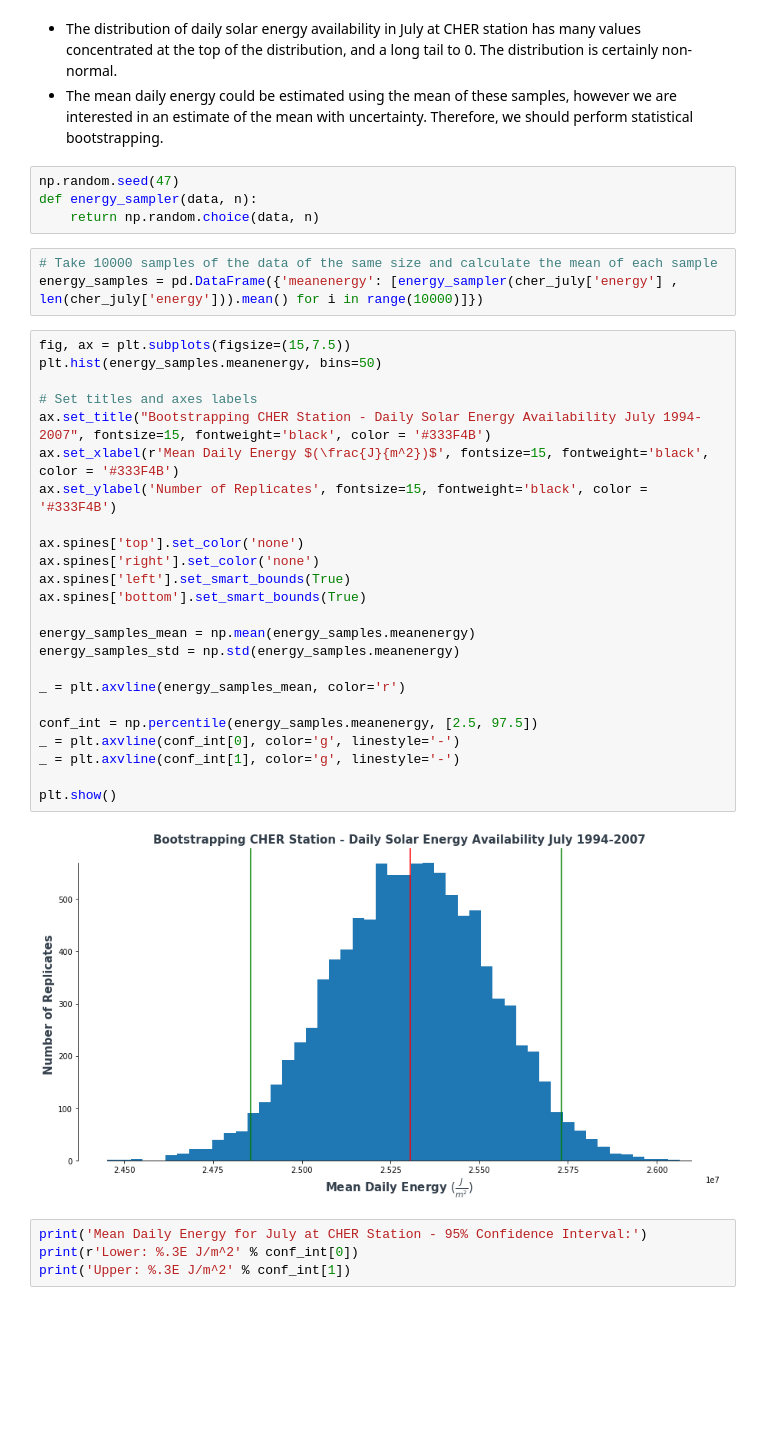
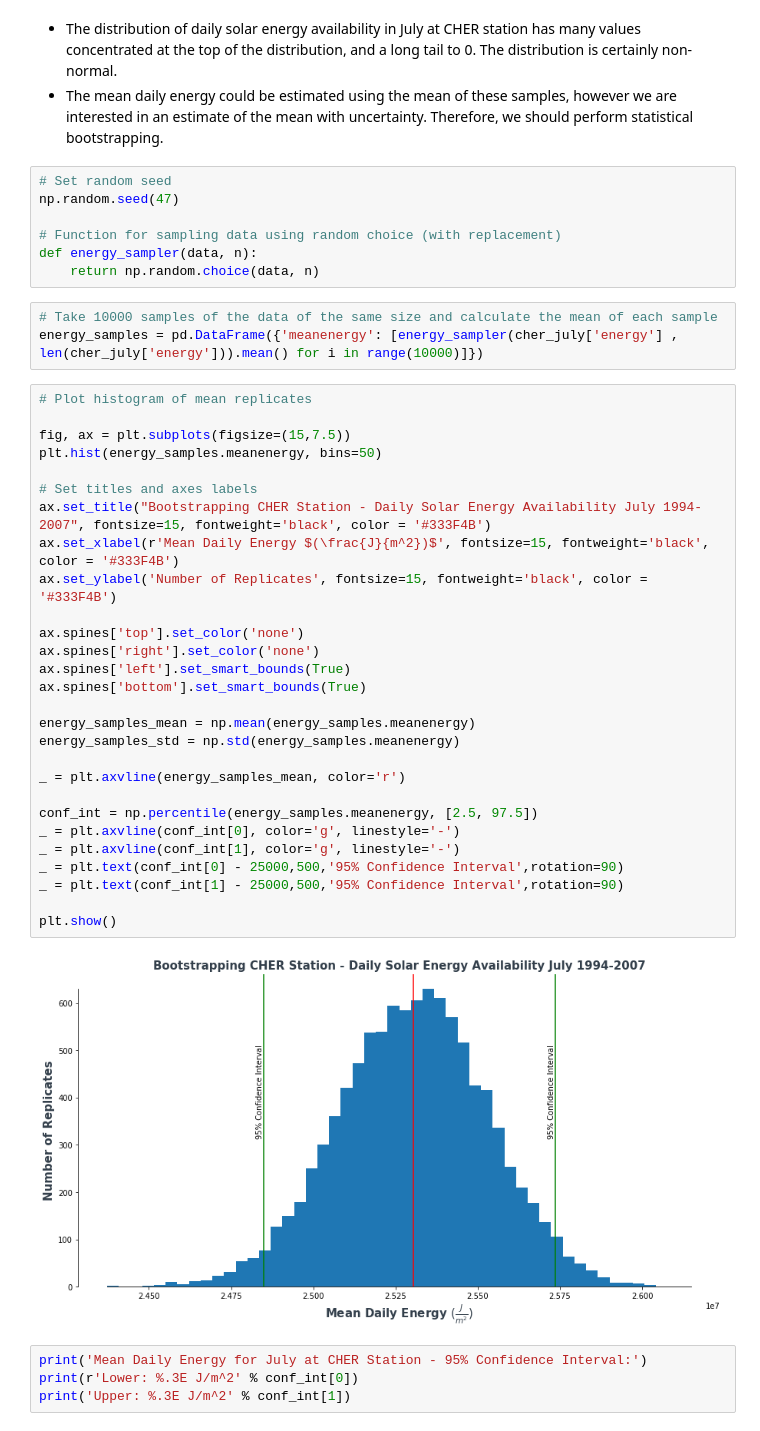
Before and after one commit to connormca12/Springboard-Projects, a Jupyter notebook: Capstone-1/statistical_data_analysis.ipynb, the cells around one changed output. Cells and saved outputs as stored; diff of their text form; blank space fills up the shorter version.

Commit message:
Update to statistical data analys notebook and first commit for statistical data analysis PDF

```diff
--- a/Capstone-1/statistical_data_analysis.ipynb
+++ b/Capstone-1/statistical_data_analysis.ipynb
@@ -176,38 +178,45 @@ plt.show()
 - The distribution of daily solar energy availability in July at CHER station has many values concentrated at the top of the distribution, and a long tail to 0. The distribution is certainly non-normal.
 - The mean daily energy could be estimated using the mean of these samples, however we are interested in an estimate of the mean with uncertainty. Therefore, we should perform statistical bootstrapping.
 # %%
+# Set random seed
 np.random.seed(47)
+
+# Function for sampling data using random choice (with replacement)
 def energy_sampler(data, n):
     return np.random.choice(data, n)
 # %%
 # Take 10000 samples of the data of the same size and calculate the mean of each sample
 energy_samples = pd.DataFrame({'meanenergy': [energy_sampler(cher_july['energy'] , len(cher_july['energy'])).mean() for i in range(10000)]})
 # %%
+# Plot histogram of mean replicates
+
 fig, ax = plt.subplots(figsize=(15,7.5))
 plt.hist(energy_samples.meanenergy, bins=50)
 
 # Set titles and axes labels
 ax.set_title("Bootstrapping CHER Station - Daily Solar Energy Availability July 1994-2007", fontsize=15, fontweight='black', color = '#333F4B')
 ax.set_xlabel(r'Mean Daily Energy $(\frac{J}{m^2})$', fontsize=15, fontweight='black', color = '#333F4B')
 ax.set_ylabel('Number of Replicates', fontsize=15, fontweight='black', color = '#333F4B')
 
 ax.spines['top'].set_color('none')
 ax.spines['right'].set_color('none')
 ax.spines['left'].set_smart_bounds(True)
 ax.spines['bottom'].set_smart_bounds(True)
 
 energy_samples_mean = np.mean(energy_samples.meanenergy)
 energy_samples_std = np.std(energy_samples.meanenergy)
 
 _ = plt.axvline(energy_samples_mean, color='r')
 
 conf_int = np.percentile(energy_samples.meanenergy, [2.5, 97.5])
 _ = plt.axvline(conf_int[0], color='g', linestyle='-')
 _ = plt.axvline(conf_int[1], color='g', linestyle='-')
+_ = plt.text(conf_int[0] - 25000,500,'95% Confidence Interval',rotation=90)
+_ = plt.text(conf_int[1] - 25000,500,'95% Confidence Interval',rotation=90)
 
 plt.show()
 # %% [output]
-[figure, old version]
+[figure, new version]
 # %%
 print('Mean Daily Energy for July at CHER Station - 95% Confidence Interval:')
 print(r'Lower: %.3E J/m^2' % conf_int[0])
```
Also changed, not shown: parts of 18 cells of this notebook, 1 other file.
